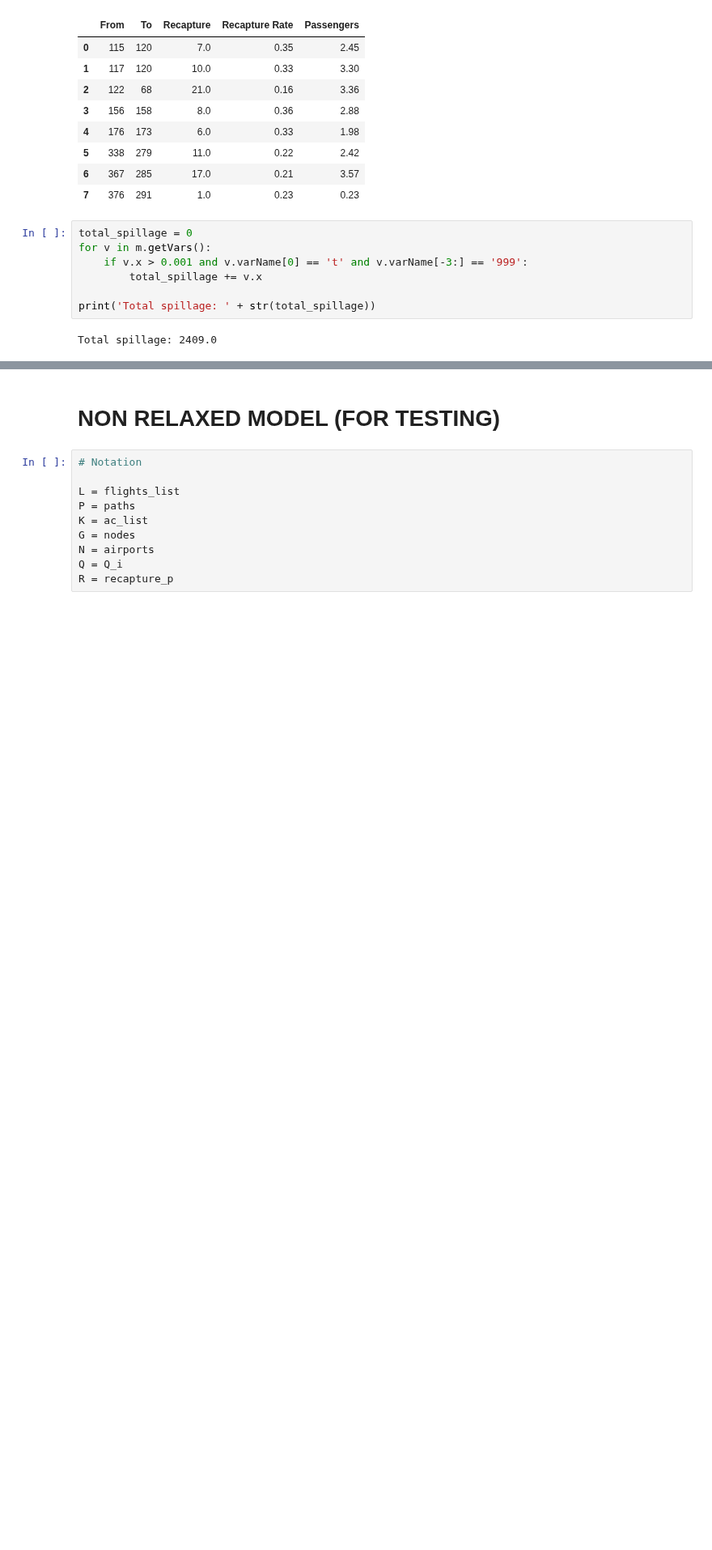
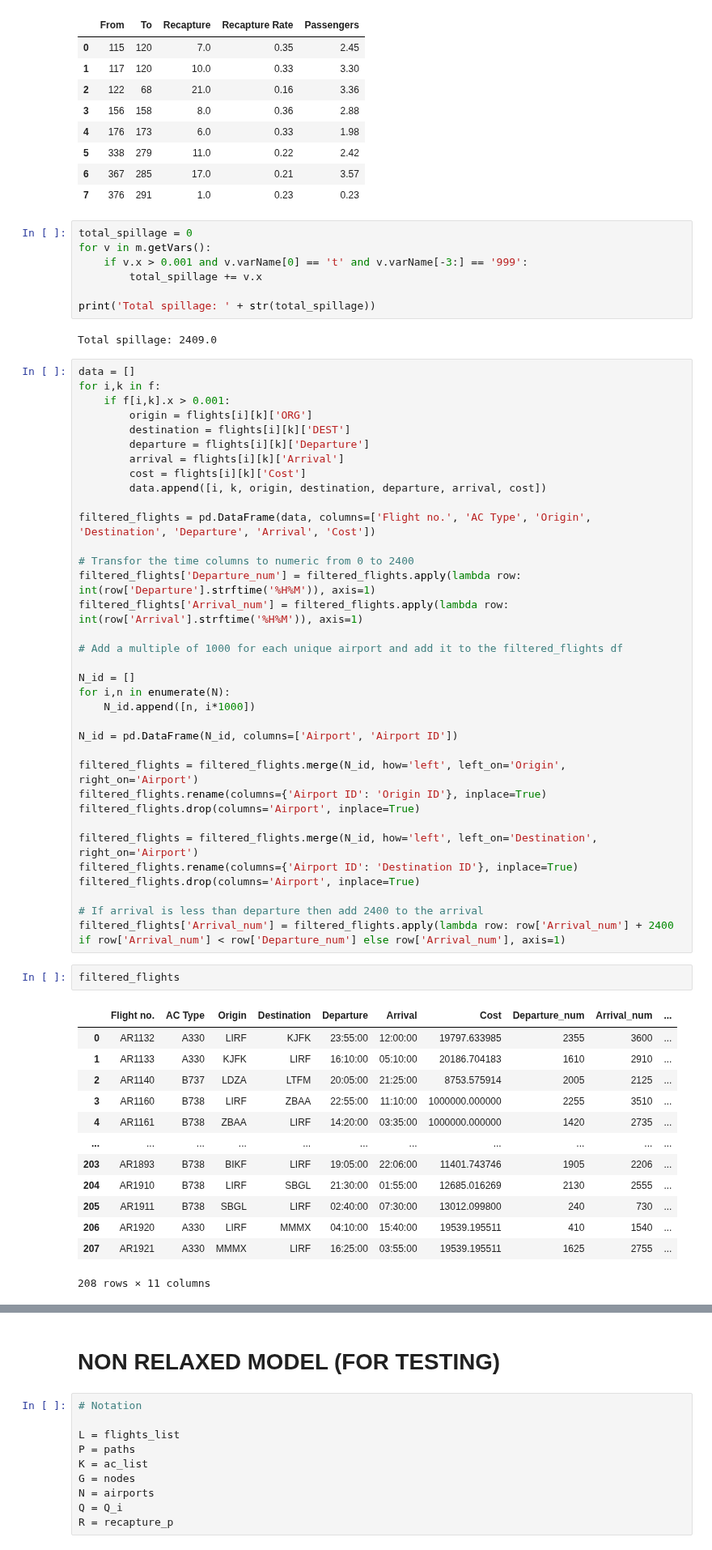
Before and after one commit to allanguzmanf/AE4426, a Jupyter notebook: Assignment/Assignment_P2.ipynb, the cells around one changed output, grey strips where cells are left out. Shown at 81% size. Saved outputs shown, nothing was run; the diff lists cells and outputs as text; blank space fills up the shorter version.

```diff
--- a/Assignment/Assignment_P2.ipynb
+++ b/Assignment/Assignment_P2.ipynb
@@ -744,3 +715,54 @@ for v in m.getVars():
 print('Total spillage: ' + str(total_spillage))
 # %% [output]
 Total spillage: 2409.0
+# %%
+data = []
+for i,k in f:
+    if f[i,k].x > 0.001:
+        origin = flights[i][k]['ORG']
+        destination = flights[i][k]['DEST']
+        departure = flights[i][k]['Departure']
+        arrival = flights[i][k]['Arrival']
+        cost = flights[i][k]['Cost']
+        data.append([i, k, origin, destination, departure, arrival, cost])
+
+filtered_flights = pd.DataFrame(data, columns=['Flight no.', 'AC Type', 'Origin', 'Destination', 'Departure', 'Arrival', 'Cost'])
+
+# Transfor the time columns to numeric from 0 to 2400
+filtered_flights['Departure_num'] = filtered_flights.apply(lambda row: int(row['Departure'].strftime('%H%M')), axis=1)
+filtered_flights['Arrival_num'] = filtered_flights.apply(lambda row: int(row['Arrival'].strftime('%H%M')), axis=1)
+
+# Add a multiple of 1000 for each unique airport and add it to the filtered_flights df
+
+N_id = []
+for i,n in enumerate(N):
+    N_id.append([n, i*1000])
+
+N_id = pd.DataFrame(N_id, columns=['Airport', 'Airport ID'])
+
+filtered_flights = filtered_flights.merge(N_id, how='left', left_on='Origin', right_on='Airport')
+filtered_flights.rename(columns={'Airport ID': 'Origin ID'}, inplace=True)
+filtered_flights.drop(columns='Airport', inplace=True)
+
+filtered_flights = filtered_flights.merge(N_id, how='left', left_on='Destination', right_on='Airport')
+filtered_flights.rename(columns={'Airport ID': 'Destination ID'}, inplace=True)
+filtered_flights.drop(columns='Airport', inplace=True)
+
+# If arrival is less than departure then add 2400 to the arrival
+filtered_flights['Arrival_num'] = filtered_flights.apply(lambda row: row['Arrival_num'] + 2400 if row['Arrival_num'] < row['Departure_num'] else row['Arrival_num'], axis=1)
+# %%
+filtered_flights
+# %% [output]
+|  | Flight no. | AC Type | Origin | Destination | Departure | Arrival | Cost | Departure_num | Arrival_num | ... |
+| 0 | AR1132 | A330 | LIRF | KJFK | 23:55:00 | 12:00:00 | 19797.633985 | 2355 | 3600 | ... |
+| 1 | AR1133 | A330 | KJFK | LIRF | 16:10:00 | 05:10:00 | 20186.704183 | 1610 | 2910 | ... |
+| 2 | AR1140 | B737 | LDZA | LTFM | 20:05:00 | 21:25:00 | 8753.575914 | 2005 | 2125 | ... |
+| 3 | AR1160 | B738 | LIRF | ZBAA | 22:55:00 | 11:10:00 | 1000000.000000 | 2255 | 3510 | ... |
+| 4 | AR1161 | B738 | ZBAA | LIRF | 14:20:00 | 03:35:00 | 1000000.000000 | 1420 | 2735 | ... |
+| ... | ... | ... | ... | ... | ... | ... | ... | ... | ... | ... |
+| 203 | AR1893 | B738 | BIKF | LIRF | 19:05:00 | 22:06:00 | 11401.743746 | 1905 | 2206 | ... |
+| 204 | AR1910 | B738 | LIRF | SBGL | 21:30:00 | 01:55:00 | 12685.016269 | 2130 | 2555 | ... |
+| 205 | AR1911 | B738 | SBGL | LIRF | 02:40:00 | 07:30:00 | 13012.099800 | 240 | 730 | ... |
+| 206 | AR1920 | A330 | LIRF | MMMX | 04:10:00 | 15:40:00 | 19539.195511 | 410 | 1540 | ... |
+| 207 | AR1921 | A330 | MMMX | LIRF | 16:25:00 | 03:55:00 | 19539.195511 | 1625 | 2755 | ... |
+208 rows × 11 columns
```
Also changed, not shown: parts of 14 cells of this notebook.
